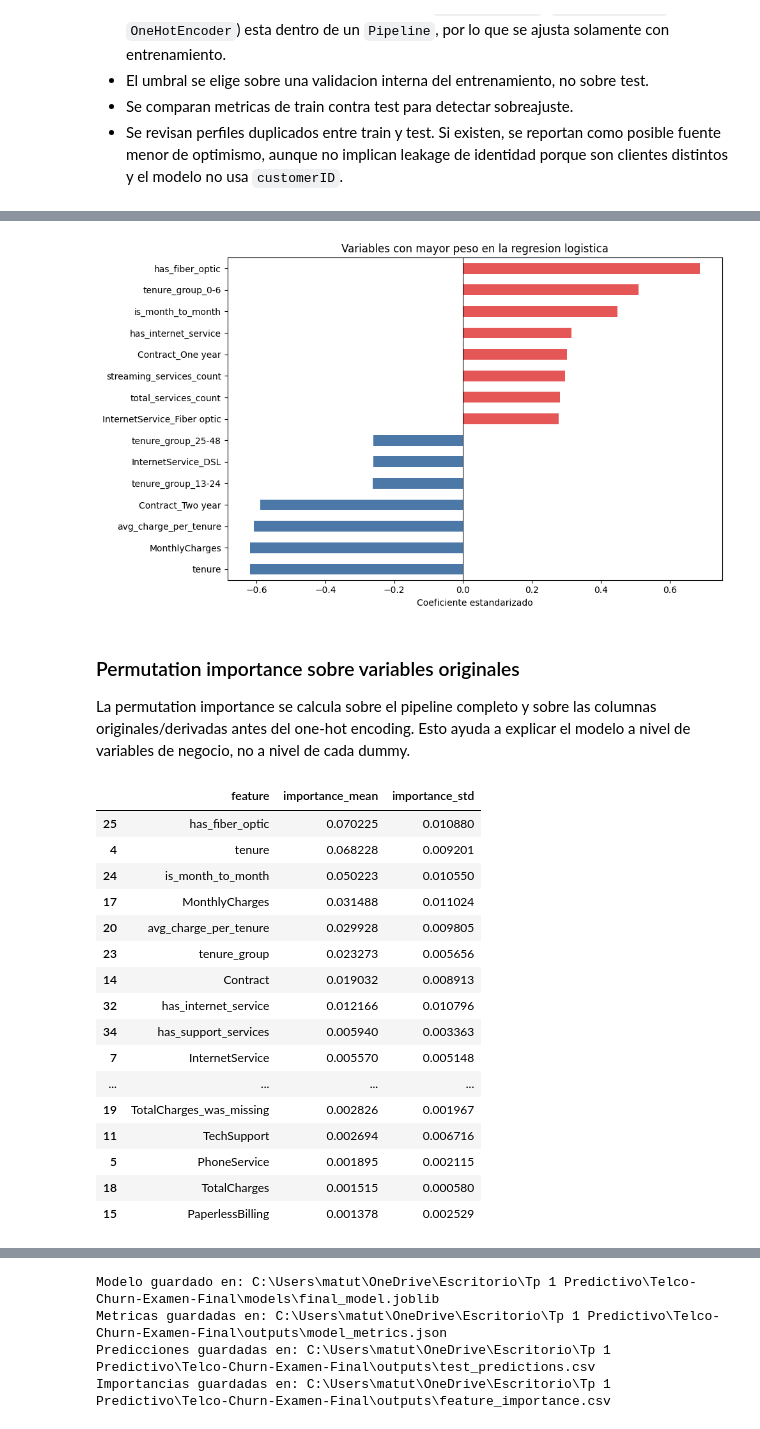
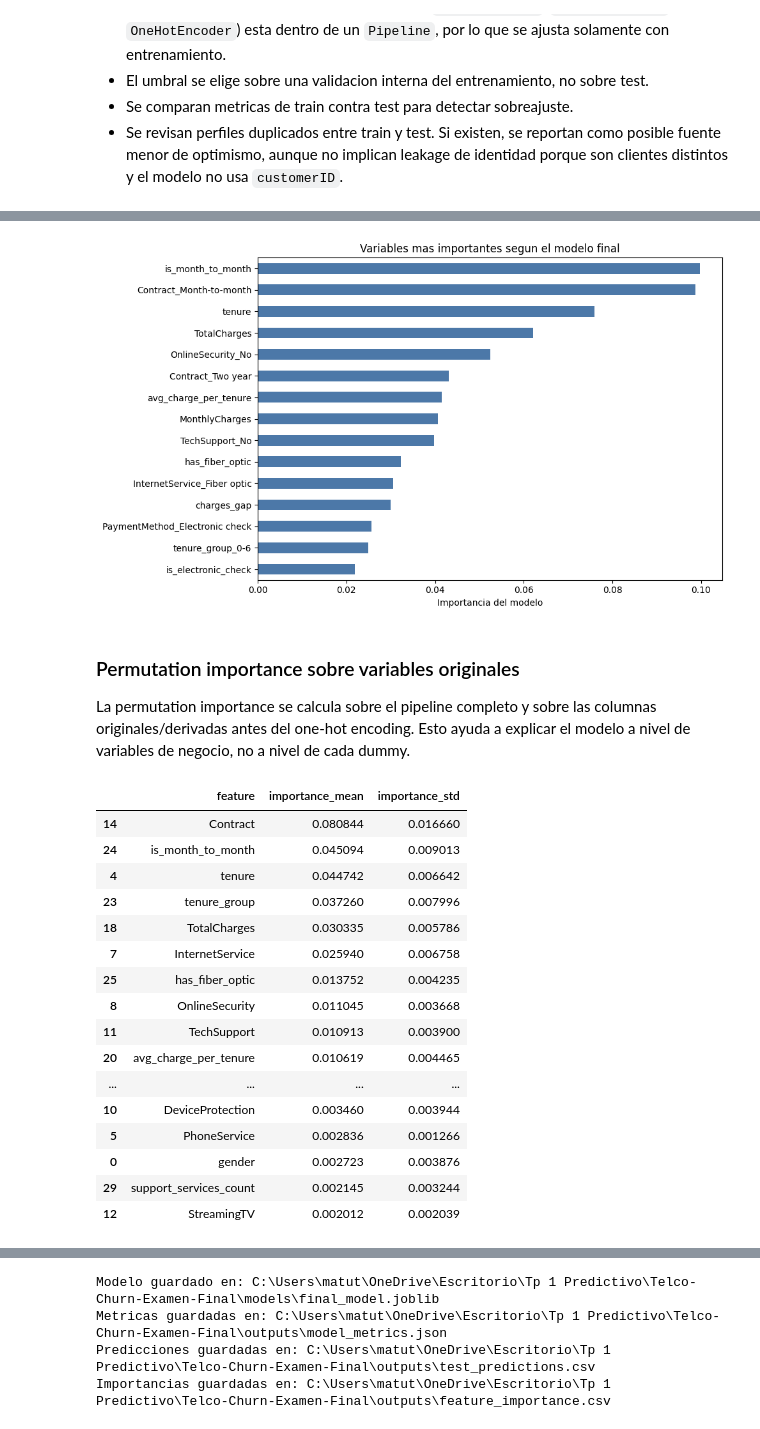
Before and after one commit to matigold22/Final_Predictiva, a Jupyter notebook: notebooks/01_train_final_model.ipynb, the cells around one changed output, grey strips where cells are left out. Saved outputs shown, nothing was run; the diff lists cells and outputs as text; code cells hidden in the pictures.

Commit message:
Select model by PR AUC and tune threshold by F2

```diff
--- a/notebooks/01_train_final_model.ipynb
+++ b/notebooks/01_train_final_model.ipynb
@@ -317,6 +320,7 @@ models = {
 f2_scorer = make_scorer(fbeta_score, beta=2, zero_division=0)
 
 scoring = {
+    "pr_auc": "average_precision",
     "f2": f2_scorer,
     "f1": "f1",
     "precision": "precision",
@@ -348,6 +352,6 @@ for name, estimator in models.items():
         row[f"{metric}_std"] = scores[f"test_{metric}"].std()
     results.append(row)
 
-cv_results = pd.DataFrame(results).sort_values("f2_mean", ascending=False)
+cv_results = pd.DataFrame(results).sort_values("pr_auc_mean", ascending=False)
 cv_results
 # %% [output]
@@ -691,24 +719,31 @@ coef_importance.head(20)
 # %%
-top_coef = coef_importance.head(15).sort_values("coefficient")
-colors = np.where(top_coef["coefficient"] >= 0, "#E45756", "#4C78A8")
+top_model_importance = model_importance.head(15).sort_values("importance")
+if model_importance["importance_type"].iloc[0] == "coefficient":
+    colors = np.where(top_model_importance["importance"] >= 0, "#E45756", "#4C78A8")
+    xlabel = "Coeficiente estandarizado"
+    title = "Variables con mayor peso en la regresion logistica"
+else:
+    colors = "#4C78A8"
+    xlabel = "Importancia del modelo"
+    title = "Variables mas importantes segun el modelo final"
 
-ax = top_coef.plot(
+ax = top_model_importance.plot(
     kind="barh",
     x="feature",
-    y="coefficient",
+    y="importance",
     figsize=(10, 6),
     legend=False,
     color=colors,
 )
 ax.axvline(0, color="black", linewidth=0.8)
-ax.set_title("Variables con mayor peso en la regresion logistica")
-ax.set_xlabel("Coeficiente estandarizado")
+ax.set_title(title)
+ax.set_xlabel(xlabel)
 ax.set_ylabel("")
 plt.tight_layout()
-plt.savefig(OUTPUTS_DIR / "feature_importance_coefficients.png", dpi=160, bbox_inches="tight")
+plt.savefig(OUTPUTS_DIR / "feature_importance_model.png", dpi=160, bbox_inches="tight")
 plt.show()
 # %% [output]
-[figure, old version]
+[figure, new version]
 # %% [markdown]
 ### Permutation importance sobre variables originales
 
@@ -735,22 +770,22 @@ permutation_importance_df.to_csv(OUTPUTS_DIR / "feature_importance_permutation_f
 permutation_importance_df.head(20)
 # %% [output]
 |  | feature | importance_mean | importance_std |
-| 25 | has_fiber_optic | 0.070225 | 0.010880 |
-| 4 | tenure | 0.068228 | 0.009201 |
-| 24 | is_month_to_month | 0.050223 | 0.010550 |
-| 17 | MonthlyCharges | 0.031488 | 0.011024 |
-| 20 | avg_charge_per_tenure | 0.029928 | 0.009805 |
-| 23 | tenure_group | 0.023273 | 0.005656 |
-| 14 | Contract | 0.019032 | 0.008913 |
-| 32 | has_internet_service | 0.012166 | 0.010796 |
-| 34 | has_support_services | 0.005940 | 0.003363 |
-| 7 | InternetService | 0.005570 | 0.005148 |
+| 14 | Contract | 0.080844 | 0.016660 |
+| 24 | is_month_to_month | 0.045094 | 0.009013 |
+| 4 | tenure | 0.044742 | 0.006642 |
+| 23 | tenure_group | 0.037260 | 0.007996 |
+| 18 | TotalCharges | 0.030335 | 0.005786 |
+| 7 | InternetService | 0.025940 | 0.006758 |
+| 25 | has_fiber_optic | 0.013752 | 0.004235 |
+| 8 | OnlineSecurity | 0.011045 | 0.003668 |
+| 11 | TechSupport | 0.010913 | 0.003900 |
+| 20 | avg_charge_per_tenure | 0.010619 | 0.004465 |
 | ... | ... | ... | ... |
-| 19 | TotalCharges_was_missing | 0.002826 | 0.001967 |
-| 11 | TechSupport | 0.002694 | 0.006716 |
-| 5 | PhoneService | 0.001895 | 0.002115 |
-| 18 | TotalCharges | 0.001515 | 0.000580 |
-| 15 | PaperlessBilling | 0.001378 | 0.002529 |
+| 10 | DeviceProtection | 0.003460 | 0.003944 |
+| 5 | PhoneService | 0.002836 | 0.001266 |
+| 0 | gender | 0.002723 | 0.003876 |
+| 29 | support_services_count | 0.002145 | 0.003244 |
+| 12 | StreamingTV | 0.002012 | 0.002039 |
 # %%
 top_perm = permutation_importance_df.head(15).sort_values("importance_mean")
 ax = top_perm.plot(
```
Also changed, not shown: parts of 21 cells of this notebook, 18 other files.
